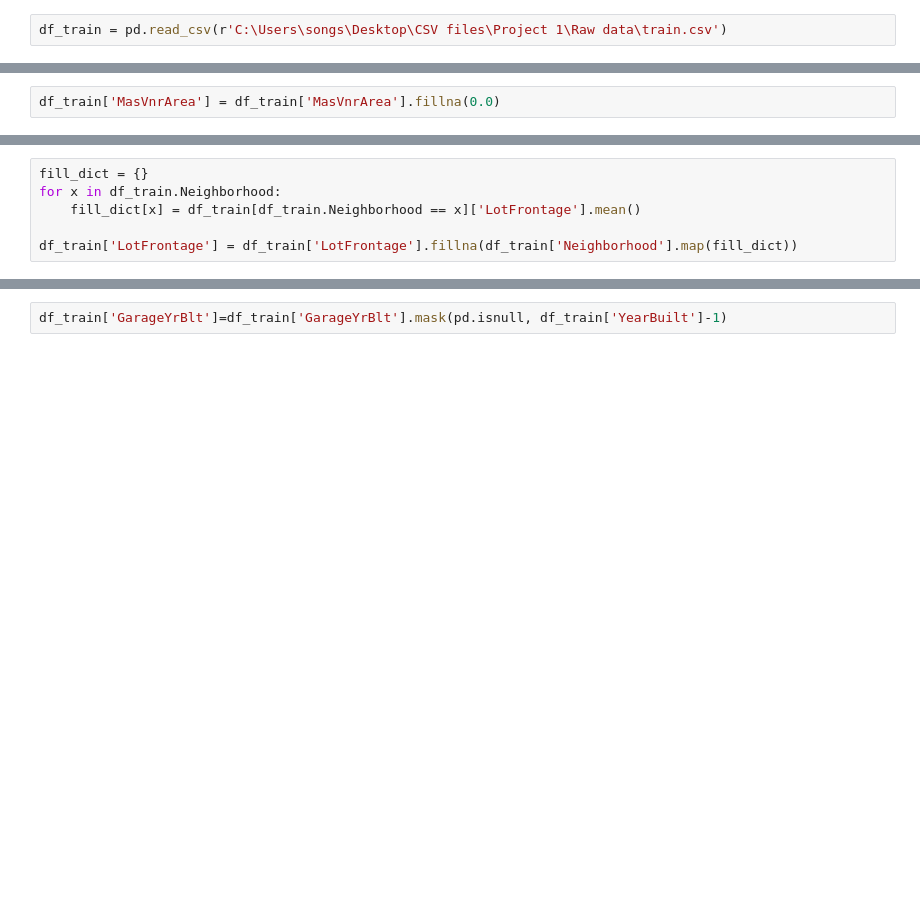
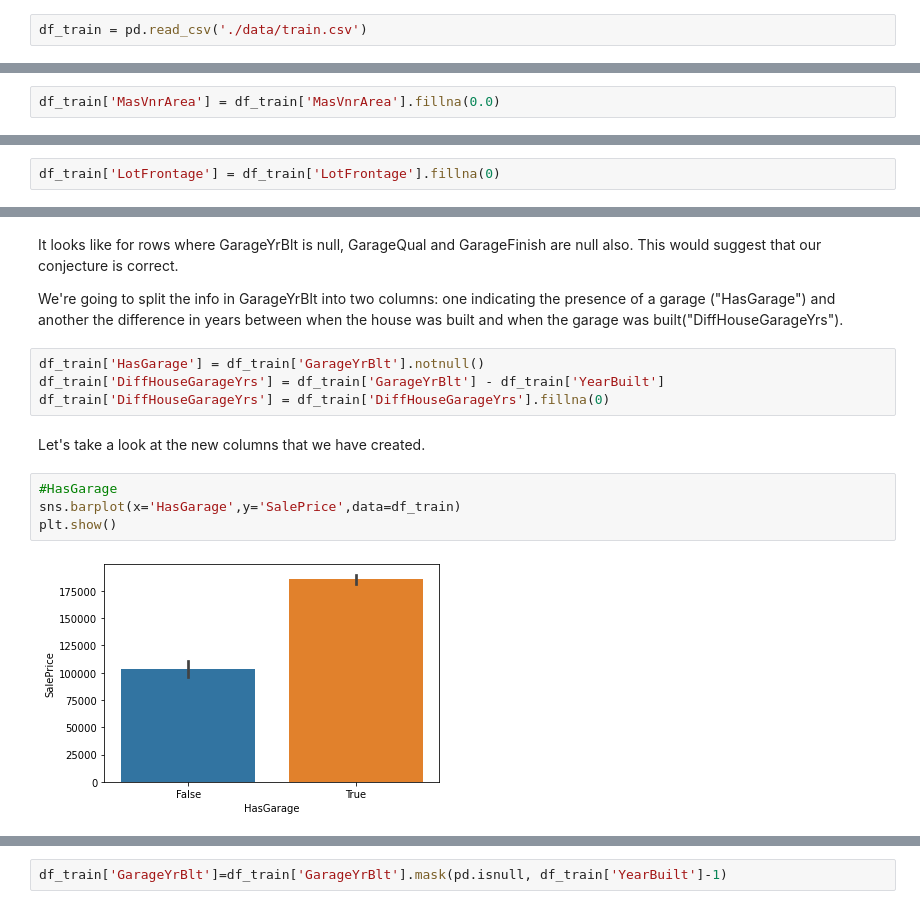
Before and after one commit to SophiaOfTheOceans/Iowa-Housing-Prices, a Jupyter notebook: EDA + Cleaning.ipynb, the cells around one changed output, grey strips where cells are left out. Drawn from its saved outputs; the diff is of its cells as text; blank space fills up the shorter version.

```diff
--- a/EDA + Cleaning.ipynb
+++ b/EDA + Cleaning.ipynb
@@ -11,5 +11,5 @@ from scipy.stats import normaltest
 import statsmodels.api as sm
 from statsmodels.formula.api import ols
 # %%
-df_train = pd.read_csv(r'C:\Users\songs\Desktop\CSV files\Project 1\Raw data\train.csv')
+df_train = pd.read_csv('./data/train.csv')
 # %% [markdown]
@@ -103,6 +121,0 @@ There is definitely a relationship, as shown in the barplot above. As there are
-# %%
-fill_dict = {}
-for x in df_train.Neighborhood:
-    fill_dict[x] = df_train[df_train.Neighborhood == x]['LotFrontage'].mean()
-
-df_train['LotFrontage'] = df_train['LotFrontage'].fillna(df_train['Neighborhood'].map(fill_dict))
@@ -120,0 +158,2 @@ GarageYearBlt actually has a plausible reason for having Nan values - Perhaps th
+# %%
+df_train['LotFrontage'] = df_train['LotFrontage'].fillna(0)
@@ -120,0 +194,16 @@ GarageYearBlt actually has a plausible reason for having Nan values - Perhaps th
+# %% [markdown]
+It looks like for rows where GarageYrBlt is null, GarageQual and GarageFinish are null also. This would suggest that our conjecture is correct.
+
+We're going to split the info in GarageYrBlt into two columns: one indicating the presence of a garage ("HasGarage") and another the difference in years between when the house was built and when the garage was built("DiffHouseGarageYrs").
+# %%
+df_train['HasGarage'] = df_train['GarageYrBlt'].notnull()
+df_train['DiffHouseGarageYrs'] = df_train['GarageYrBlt'] - df_train['YearBuilt']
+df_train['DiffHouseGarageYrs'] = df_train['DiffHouseGarageYrs'].fillna(0)
+# %% [markdown]
+Let's take a look at the new columns that we have created.
+# %%
+#HasGarage
+sns.barplot(x='HasGarage',y='SalePrice',data=df_train)
+plt.show()
+# %% [output]
+[figure, added]
```
Also changed, not shown: parts of 26 cells of this notebook.
